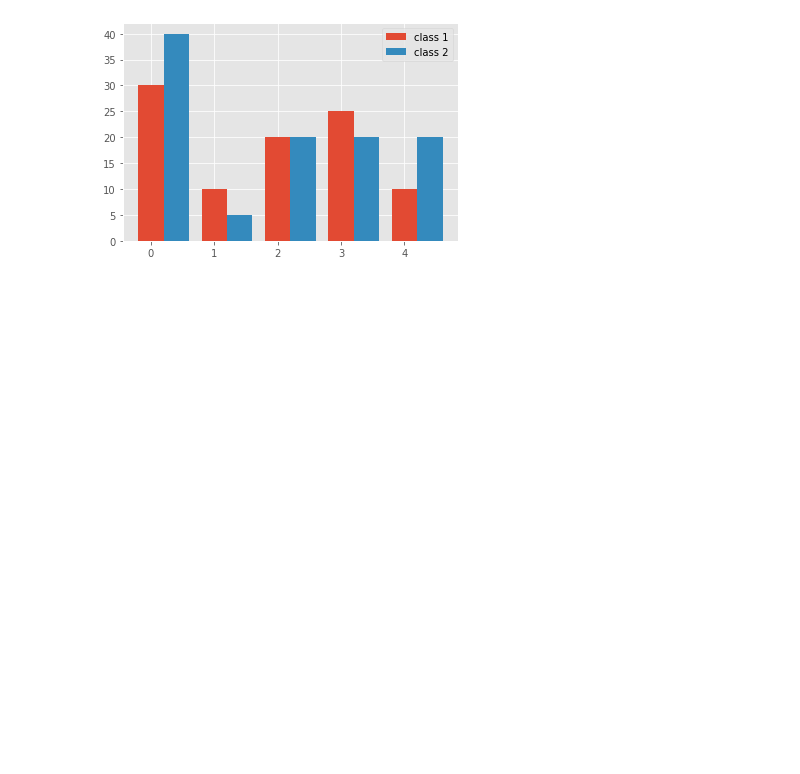
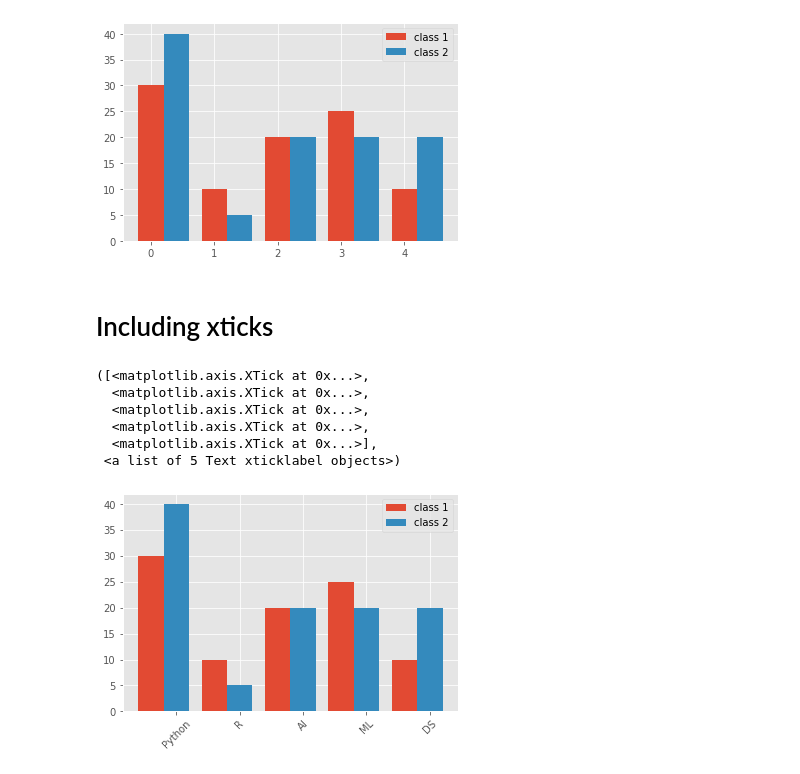
Before and after one commit to realabhishekrai/Matplotlib, a Jupyter notebook: Matplotlib Practice/3 - Bar Chart.ipynb, the cells around one changed output. Cells and saved outputs as stored; diff of their text form; code cells hidden in the pictures; blank space fills up the shorter version.

```diff
--- a/Matplotlib Practice/3 - Bar Chart.ipynb
+++ b/Matplotlib Practice/3 - Bar Chart.ipynb
@@ -55,3 +55,19 @@ plt.legend()
 # %% [output]
 <matplotlib.legend.Legend at 0x...>
 [figure]
+# %% [markdown]
+# Including xticks
+# %%
+class_index = np.arange(len(classes))
+plt.bar(class_index,class1_students, width=0.4, label = 'class 1')
+plt.bar(class_index+0.4,class2_students, width = 0.4, label = 'class 2')
+plt.legend()
+plt.xticks(class_index + 0.4, classes, rotation = 45) # used to replace label of axis , rotation for label
+# %% [output]
+([<matplotlib.axis.XTick at 0x...>,
+  <matplotlib.axis.XTick at 0x...>,
+  <matplotlib.axis.XTick at 0x...>,
+  <matplotlib.axis.XTick at 0x...>,
+  <matplotlib.axis.XTick at 0x...>],
+ <a list of 5 Text xticklabel objects>)
+[figure, added]
```
Also changed, not shown: parts of 2 cells of this notebook.
